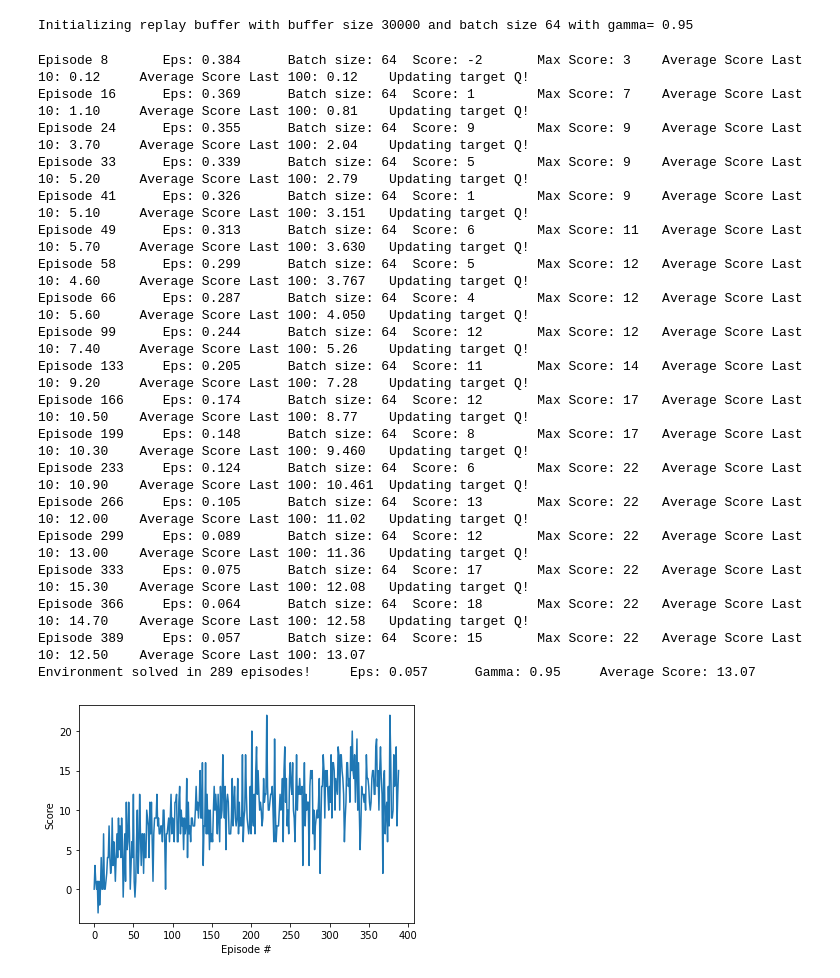
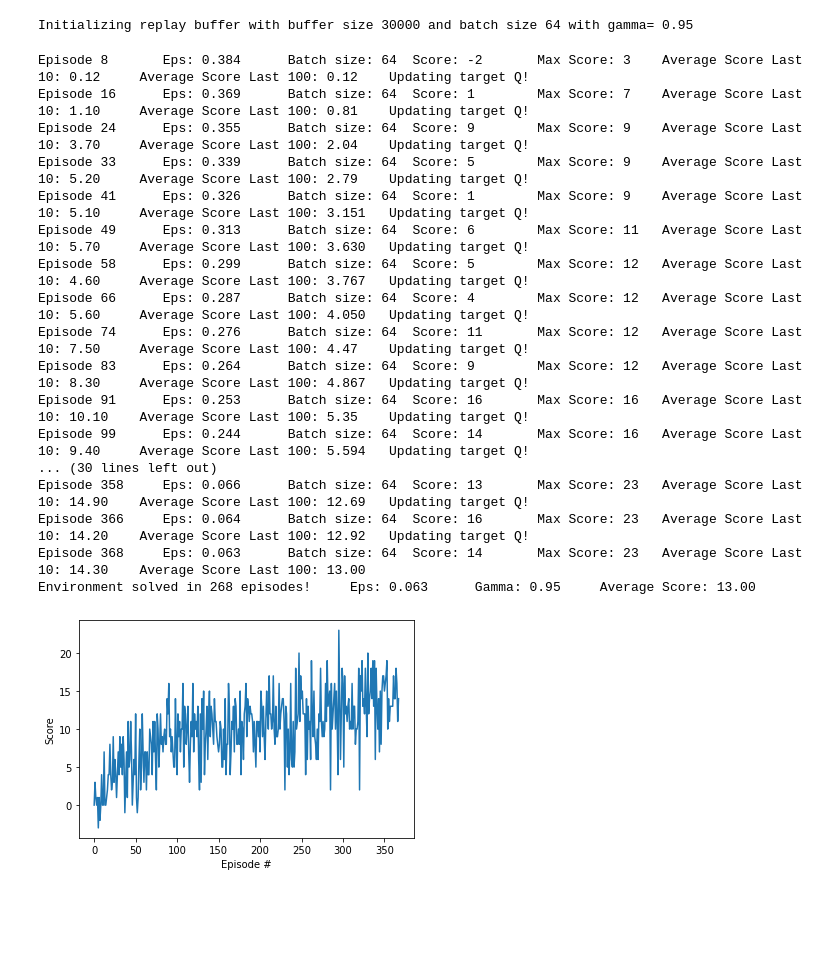
Before and after one commit to aaholmes/navigation, a Jupyter notebook: Navigation.ipynb, the cells around one changed output. Cells and saved outputs as stored; diff of their text form; code cells hidden in the pictures; blank space fills up the shorter version.

Commit message:
Update target Q network more often throughout; now solves in 268 episodes

```diff
--- a/Navigation.ipynb
+++ b/Navigation.ipynb
@@ -108,7 +108,7 @@ agent = Agent(state_size=state_size, action_size=action_size, seed=0)
 # %% [output]
 Initializing replay buffer with buffer size 30000 and batch size 64 with gamma= 0.95
 # %%
-def dqn(n_episodes=500, max_t=310, eps_start=0.4, eps_end=0.01, eps_decay=0.995, update_target_every=10000, update_batch_every=50000):
+def dqn(n_episodes=500, max_t=310, eps_start=0.4, eps_end=0.01, eps_decay=0.995, update_target_every=2500, update_batch_every=50000):
     """Deep Q-Learning.
 
     Params
@@ -139,7 +139,7 @@ def dqn(n_episodes=500, max_t=310, eps_start=0.4, eps_end=0.01, eps_decay=0.995,
             state = next_state
             score += reward
             tt += 1
-            if tt % update_target_every == 0 or (tt < (2 * update_target_every) and tt % (update_target_every / 4) == 0):
+            if tt % update_target_every == 0: # or (tt < (2 * update_target_every) and tt % (update_target_every / 4) == 0):
                 print("\tUpdating target Q!")
                 agent.hard_update(tt % update_batch_every == 0)
             if done:
@@ -148,42 +148,40 @@ def dqn(n_episodes=500, max_t=310, eps_start=0.4, eps_end=0.01, eps_decay=0.995,
         scores_window_10.append(score)       # save most recent score
         scores.append(score)              # save most recent score
         max_score = max(score, max_score)
         eps = max(eps_end, eps_decay*eps) # decrease epsilon
         print('\rEpisode {}\tEps: {:.3f}\tBatch size: {:d}\tScore: {:d}\tMax Score: {:d}\tAverage Score Last 10: {:.2f}\tAverage Score Last 100: {:.2f}'.format(i_episode, eps, agent.batch_size, int(score), int(max_score), np.mean(scores_window_10), np.mean(scores_window)), end="")
         if np.mean(scores_window)>=13.0:
             print('\nEnvironment solved in {:d} episodes!\tEps: {:.3f}\tGamma: {:.2f}\tAverage Score: {:.2f}'.format(i_episode-100, eps, agent.gamma, np.mean(scores_window)))
             torch.save(agent.qnetwork_local.state_dict(), 'checkpoint.pth')
             break
     return scores
 
 scores = dqn()
 
 # plot the scores
 fig = plt.figure()
 ax = fig.add_subplot(111)
 plt.plot(np.arange(len(scores)), scores)
 plt.ylabel('Score')
 plt.xlabel('Episode #')
 plt.show()
 # 18 min for 500 episodes
 # %% [output]
 Episode 8       Eps: 0.384      Batch size: 64  Score: -2       Max Score: 3    Average Score Last 10: 0.12     Average Score Last 100: 0.12    Updating target Q!
 Episode 16      Eps: 0.369      Batch size: 64  Score: 1        Max Score: 7    Average Score Last 10: 1.10     Average Score Last 100: 0.81    Updating target Q!
 Episode 24      Eps: 0.355      Batch size: 64  Score: 9        Max Score: 9    Average Score Last 10: 3.70     Average Score Last 100: 2.04    Updating target Q!
 Episode 33      Eps: 0.339      Batch size: 64  Score: 5        Max Score: 9    Average Score Last 10: 5.20     Average Score Last 100: 2.79    Updating target Q!
 Episode 41      Eps: 0.326      Batch size: 64  Score: 1        Max Score: 9    Average Score Last 10: 5.10     Average Score Last 100: 3.151   Updating target Q!
 Episode 49      Eps: 0.313      Batch size: 64  Score: 6        Max Score: 11   Average Score Last 10: 5.70     Average Score Last 100: 3.630   Updating target Q!
 Episode 58      Eps: 0.299      Batch size: 64  Score: 5        Max Score: 12   Average Score Last 10: 4.60     Average Score Last 100: 3.767   Updating target Q!
 Episode 66      Eps: 0.287      Batch size: 64  Score: 4        Max Score: 12   Average Score Last 10: 5.60     Average Score Last 100: 4.050   Updating target Q!
-Episode 99      Eps: 0.244      Batch size: 64  Score: 12       Max Score: 12   Average Score Last 10: 7.40     Average Score Last 100: 5.26    Updating target Q!
-Episode 133     Eps: 0.205      Batch size: 64  Score: 11       Max Score: 14   Average Score Last 10: 9.20     Average Score Last 100: 7.28    Updating target Q!
-Episode 166     Eps: 0.174      Batch size: 64  Score: 12       Max Score: 17   Average Score Last 10: 10.50    Average Score Last 100: 8.77    Updating target Q!
-Episode 199     Eps: 0.148      Batch size: 64  Score: 8        Max Score: 17   Average Score Last 10: 10.30    Average Score Last 100: 9.460   Updating target Q!
-Episode 233     Eps: 0.124      Batch size: 64  Score: 6        Max Score: 22   Average Score Last 10: 10.90    Average Score Last 100: 10.461  Updating target Q!
-Episode 266     Eps: 0.105      Batch size: 64  Score: 13       Max Score: 22   Average Score Last 10: 12.00    Average Score Last 100: 11.02   Updating target Q!
-Episode 299     Eps: 0.089      Batch size: 64  Score: 12       Max Score: 22   Average Score Last 10: 13.00    Average Score Last 100: 11.36   Updating target Q!
-Episode 333     Eps: 0.075      Batch size: 64  Score: 17       Max Score: 22   Average Score Last 10: 15.30    Average Score Last 100: 12.08   Updating target Q!
-Episode 366     Eps: 0.064      Batch size: 64  Score: 18       Max Score: 22   Average Score Last 10: 14.70    Average Score Last 100: 12.58   Updating target Q!
-Episode 389     Eps: 0.057      Batch size: 64  Score: 15       Max Score: 22   Average Score Last 10: 12.50    Average Score Last 100: 13.07
-Environment solved in 289 episodes!     Eps: 0.057      Gamma: 0.95     Average Score: 13.07
+Episode 74      Eps: 0.276      Batch size: 64  Score: 11       Max Score: 12   Average Score Last 10: 7.50     Average Score Last 100: 4.47    Updating target Q!
+Episode 83      Eps: 0.264      Batch size: 64  Score: 9        Max Score: 12   Average Score Last 10: 8.30     Average Score Last 100: 4.867   Updating target Q!
+Episode 91      Eps: 0.253      Batch size: 64  Score: 16       Max Score: 16   Average Score Last 10: 10.10    Average Score Last 100: 5.35    Updating target Q!
+Episode 99      Eps: 0.244      Batch size: 64  Score: 14       Max Score: 16   Average Score Last 10: 9.40     Average Score Last 100: 5.594   Updating target Q!
+... (30 lines left out)
+Episode 358     Eps: 0.066      Batch size: 64  Score: 13       Max Score: 23   Average Score Last 10: 14.90    Average Score Last 100: 12.69   Updating target Q!
+Episode 366     Eps: 0.064      Batch size: 64  Score: 16       Max Score: 23   Average Score Last 10: 14.20    Average Score Last 100: 12.92   Updating target Q!
+Episode 368     Eps: 0.063      Batch size: 64  Score: 14       Max Score: 23   Average Score Last 10: 14.30    Average Score Last 100: 13.00
+Environment solved in 268 episodes!     Eps: 0.063      Gamma: 0.95     Average Score: 13.00
-[figure, old version]
+[figure, new version]
```
